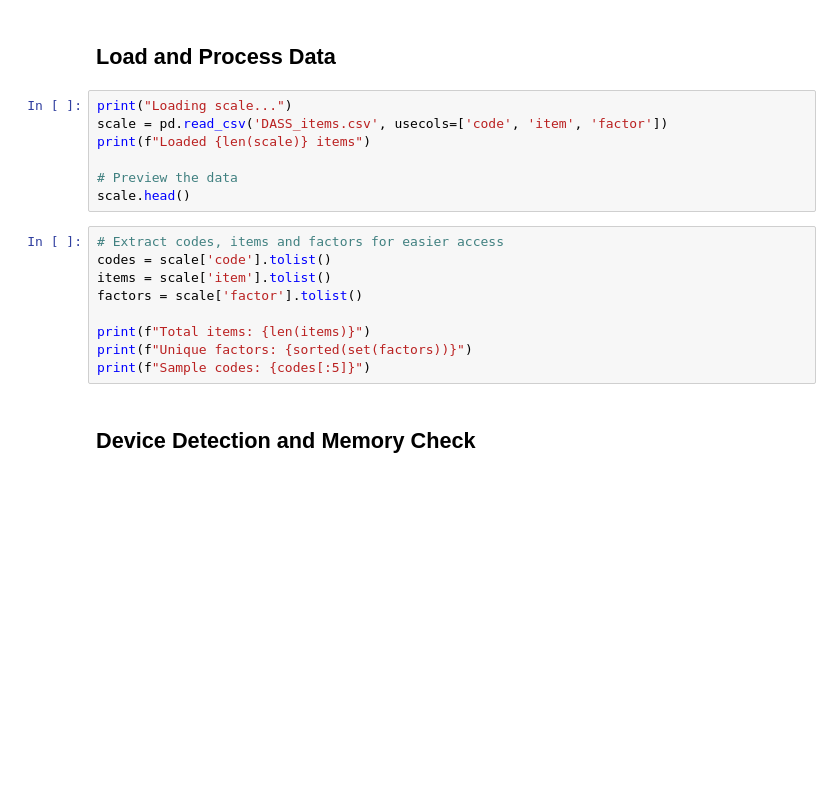
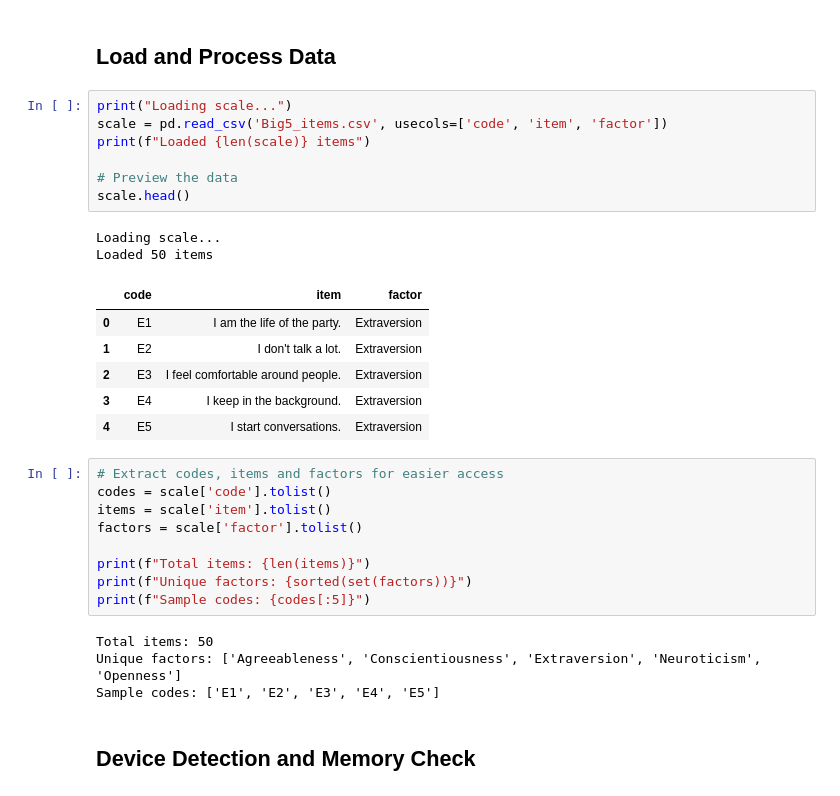
Before and after one commit to devon7y/llm_factor_analysis, a Jupyter notebook: qwen3_factor_analysis.ipynb, the cells around one changed output. Drawn from its saved outputs; the diff is of its cells as text; blank space fills up the shorter version.

```diff
--- a/qwen3_factor_analysis.ipynb
+++ b/qwen3_factor_analysis.ipynb
@@ -50,11 +55,20 @@ print(f"  - transformers {transformers.__version__} loaded")
 ## Load and Process Data
 # %%
 print("Loading scale...")
-scale = pd.read_csv('DASS_items.csv', usecols=['code', 'item', 'factor'])
+scale = pd.read_csv('Big5_items.csv', usecols=['code', 'item', 'factor'])
 print(f"Loaded {len(scale)} items")
 
 # Preview the data
 scale.head()
+# %% [output]
+Loading scale...
+Loaded 50 items
+|  | code | item | factor |
+| 0 | E1 | I am the life of the party. | Extraversion |
+| 1 | E2 | I don't talk a lot. | Extraversion |
+| 2 | E3 | I feel comfortable around people. | Extraversion |
+| 3 | E4 | I keep in the background. | Extraversion |
+| 4 | E5 | I start conversations. | Extraversion |
 # %%
 # Extract codes, items and factors for easier access
 codes = scale['code'].tolist()
@@ -64,6 +78,10 @@ factors = scale['factor'].tolist()
 print(f"Total items: {len(items)}")
 print(f"Unique factors: {sorted(set(factors))}")
 print(f"Sample codes: {codes[:5]}")
+# %% [output]
+Total items: 50
+Unique factors: ['Agreeableness', 'Conscientiousness', 'Extraversion', 'Neuroticism', 'Openness']
+Sample codes: ['E1', 'E2', 'E3', 'E4', 'E5']
 # %% [markdown]
 ## Device Detection and Memory Check
 # %%
```
Also changed, not shown: parts of 19 cells of this notebook, 32 other files.
